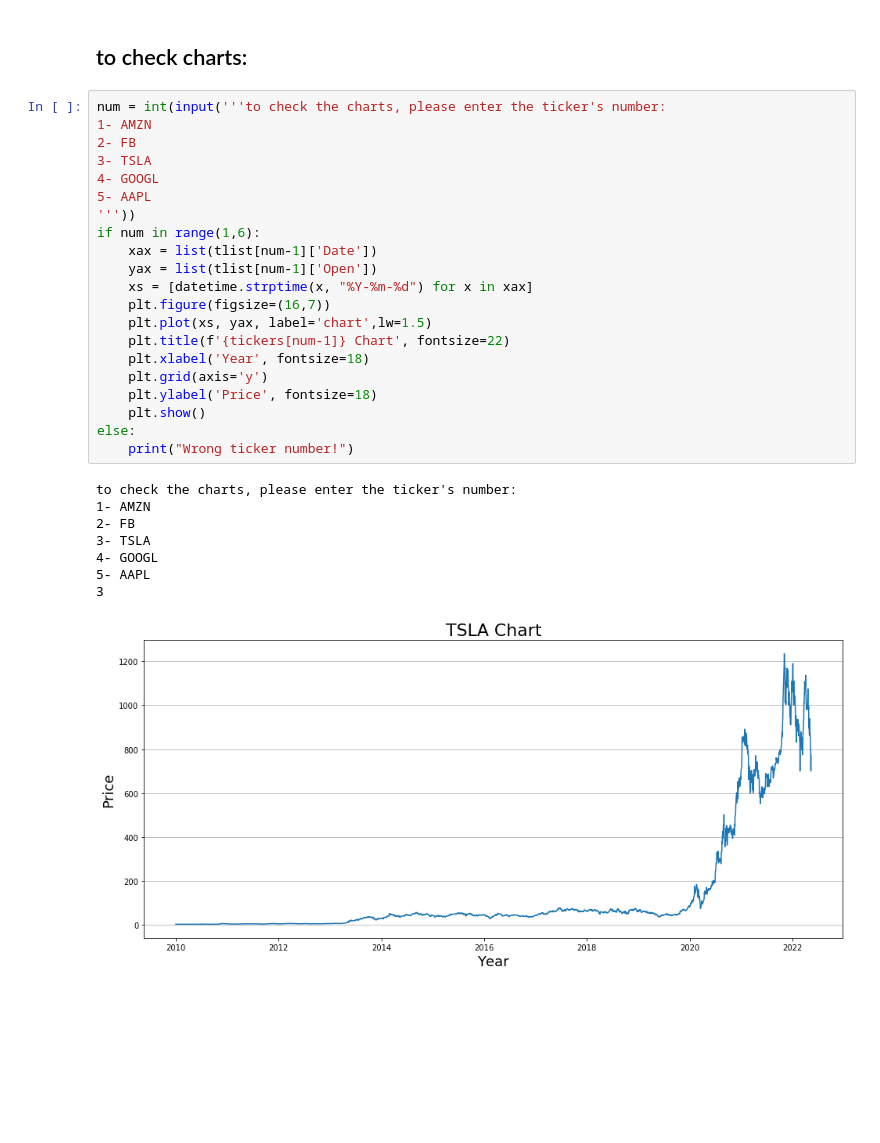
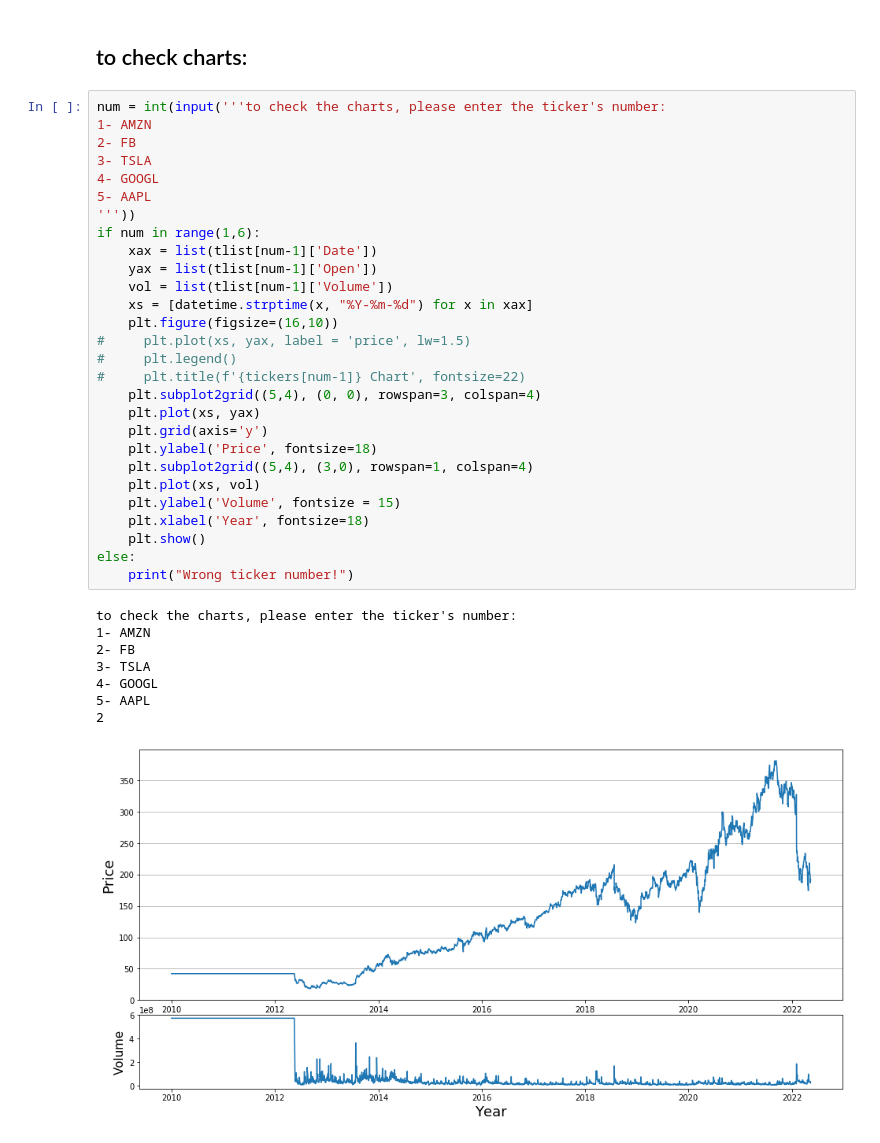
Before and after one commit to MahdiPorheydarii/Stock-market, a Jupyter notebook: Stock Market.ipynb, the cells around one changed output. Saved outputs shown, nothing was run; the diff lists cells and outputs as text; blank space fills up the shorter version.

Commit message:
chart modified

```diff
--- a/Stock Market.ipynb
+++ b/Stock Market.ipynb
@@ -122,30 +122,37 @@ else:
 # %%
 num = int(input('''to check the charts, please enter the ticker's number:
 1- AMZN
 2- FB
 3- TSLA
 4- GOOGL
 5- AAPL
 '''))
 if num in range(1,6):
     xax = list(tlist[num-1]['Date'])
     yax = list(tlist[num-1]['Open'])
+    vol = list(tlist[num-1]['Volume'])
     xs = [datetime.strptime(x, "%Y-%m-%d") for x in xax]
-    plt.figure(figsize=(16,7))
-    plt.plot(xs, yax, label='chart',lw=1.5)
-    plt.title(f'{tickers[num-1]} Chart', fontsize=22)
-    plt.xlabel('Year', fontsize=18)
+    plt.figure(figsize=(16,10))
+#     plt.plot(xs, yax, label = 'price', lw=1.5)
+#     plt.legend()
+#     plt.title(f'{tickers[num-1]} Chart', fontsize=22)
+    plt.subplot2grid((5,4), (0, 0), rowspan=3, colspan=4)
+    plt.plot(xs, yax)
     plt.grid(axis='y')
     plt.ylabel('Price', fontsize=18)
+    plt.subplot2grid((5,4), (3,0), rowspan=1, colspan=4)
+    plt.plot(xs, vol)
+    plt.ylabel('Volume', fontsize = 15)
+    plt.xlabel('Year', fontsize=18)
     plt.show()
 else:
     print("Wrong ticker number!")
 # %% [output]
 to check the charts, please enter the ticker's number:
 1- AMZN
 2- FB
 3- TSLA
 4- GOOGL
 5- AAPL
-3
+2
-[figure, old version]
+[figure, new version]
```
